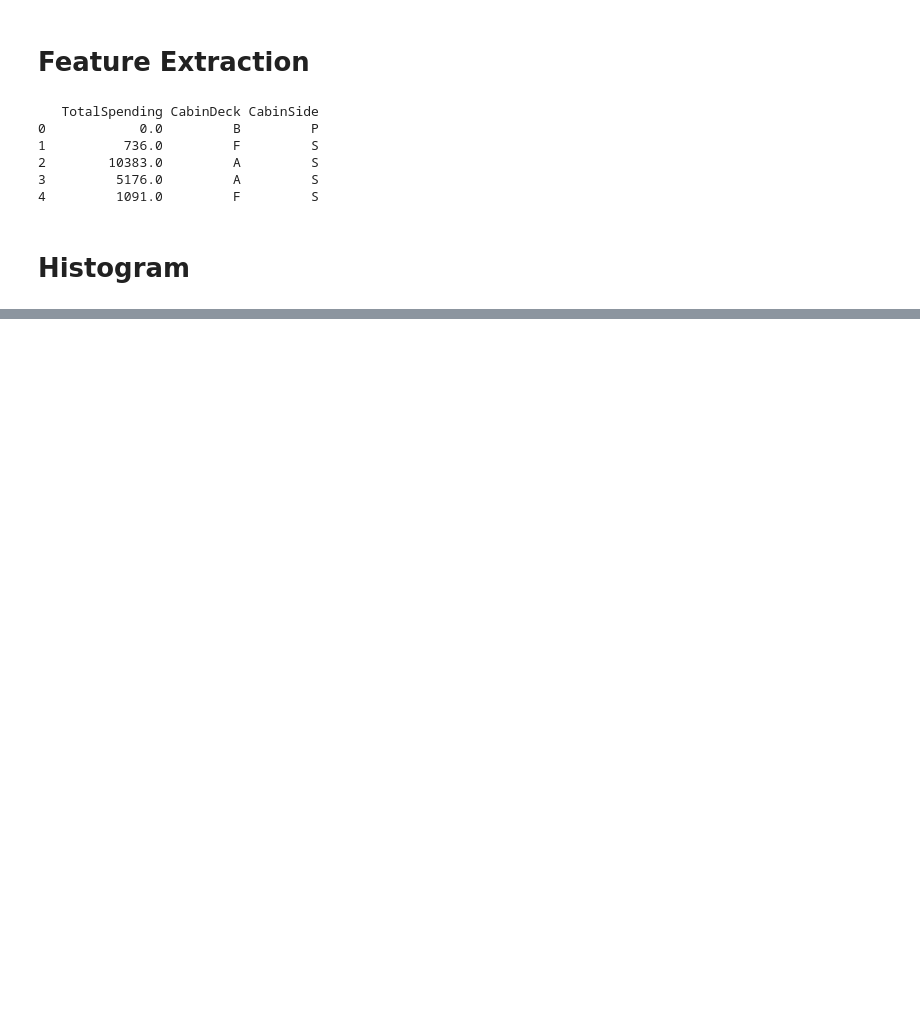
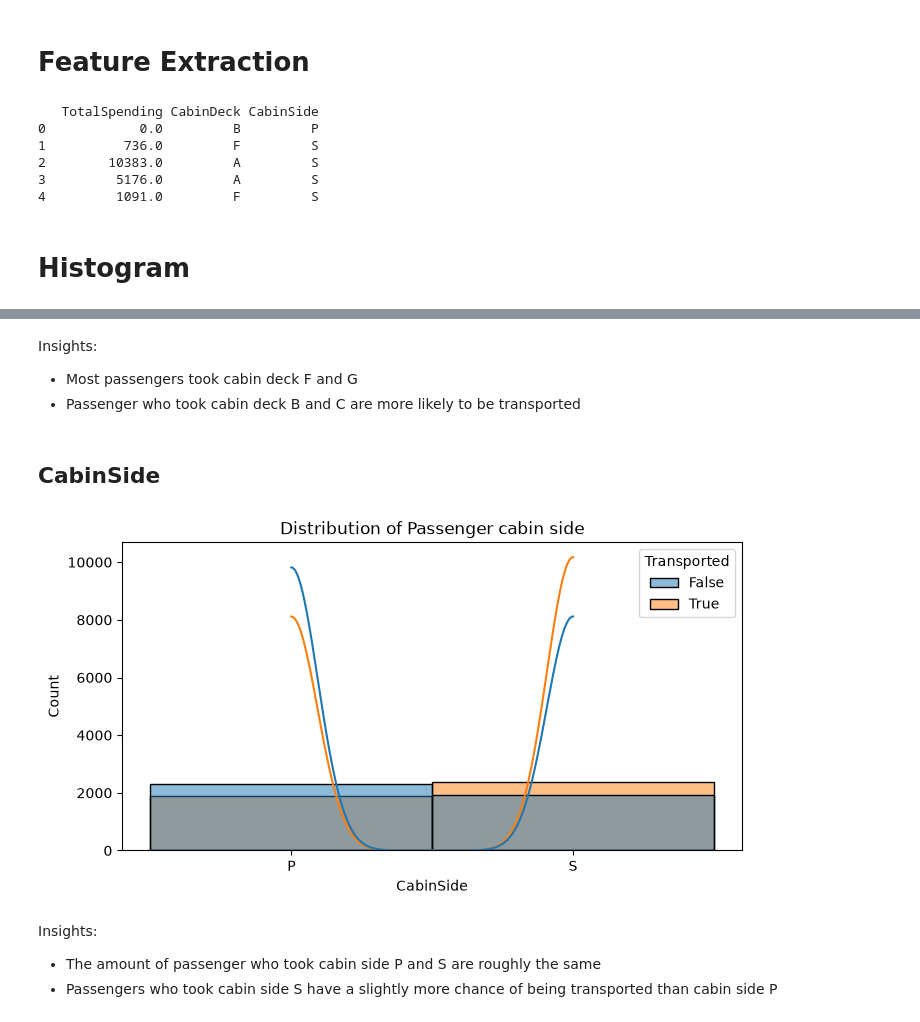
Before and after one commit to Chavaphon/DataScienceProject, a Jupyter notebook: main.ipynb, the cells around one changed output, grey strips where cells are left out. Cells and saved outputs as stored; diff of their text form; code cells hidden in the pictures; blank space fills up the shorter version.

```diff
--- a/main.ipynb
+++ b/main.ipynb
@@ -129,0 +106,20 @@ plt.show()
+# %% [markdown]
+Insights:
+- Most passengers took cabin deck F and G
+- Passenger who took cabin deck B and C are more likely to be transported
+# %% [markdown]
+## CabinSide
+# %%
+plt.figure(figsize=(8, 4))
+
+sns.histplot(data=df, x='CabinSide', kde=True, hue="Transported")
+plt.title('Distribution of Passenger cabin side')
+plt.xlabel('CabinSide')
+plt.ylabel('Count')
+plt.show()
+# %% [output]
+[figure, added]
+# %% [markdown]
+Insights:
+- The amount of passenger who took cabin side P and S are roughly the same
+- Passengers who took cabin side S have a slightly more chance of being transported than cabin side P
```
Also changed, not shown: parts of 11 cells of this notebook.
